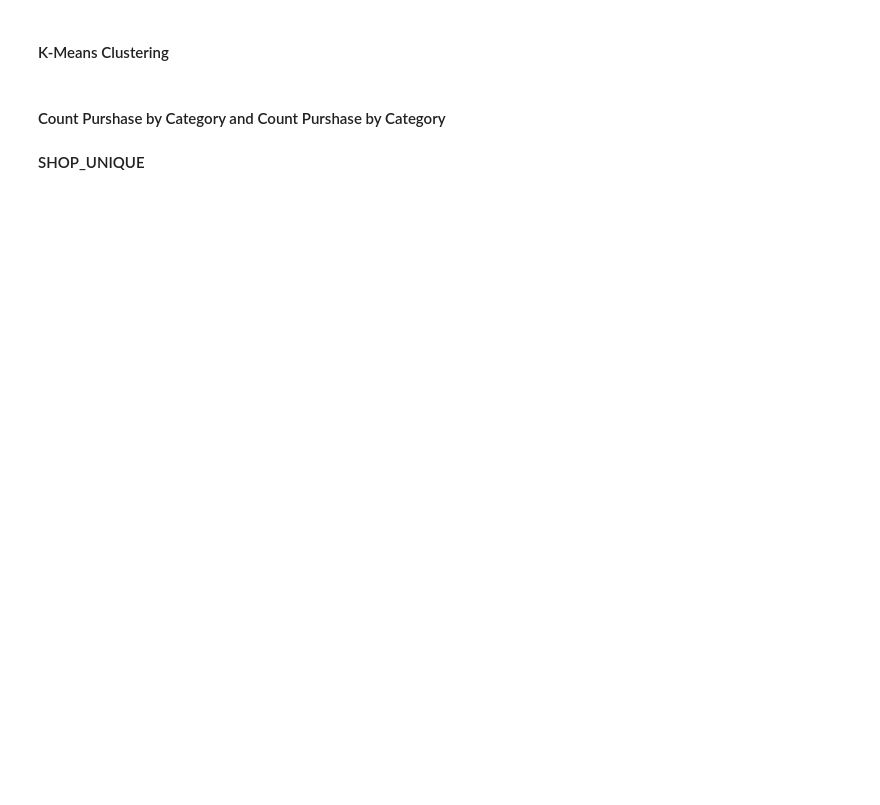
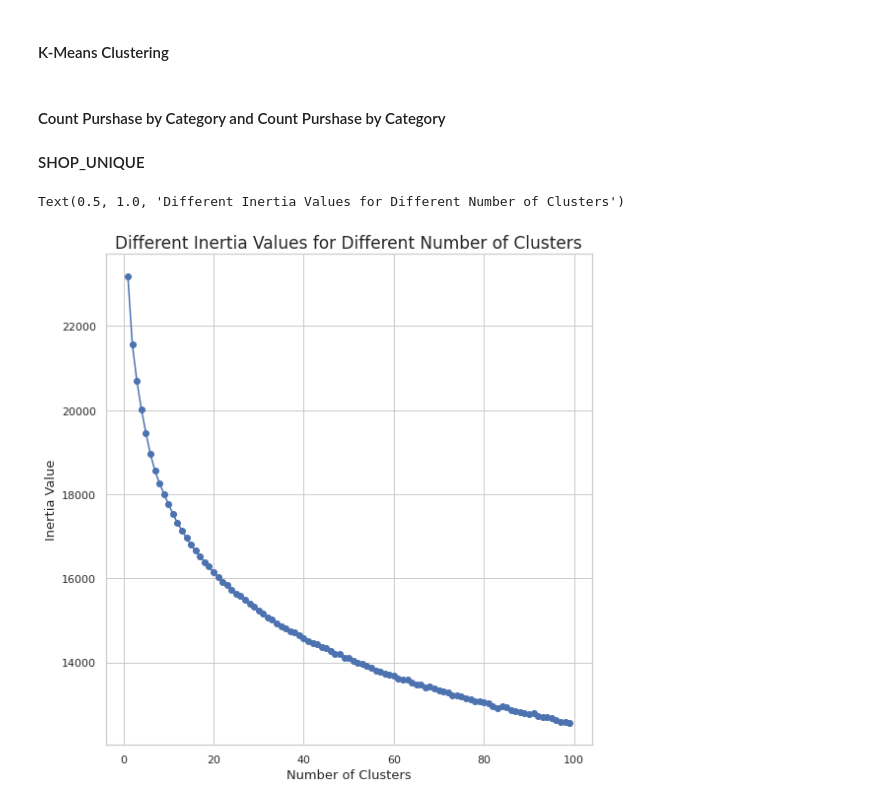
Before and after one commit to eegoro/KGE_link_prediction, a Jupyter notebook: clustering.ipynb, the cells around one changed output. Cells and saved outputs as stored; diff of their text form; code cells hidden in the pictures; blank space fills up the shorter version.

```diff
--- a/clustering.ipynb
+++ b/clustering.ipynb
@@ -82,6 +82,30 @@ def distr_category(cluster_ids_x, data, name_path):
     return mean_cluster_category, mean_cluster_amount
 # %%
 NUM_CLUSTERS = 7
+# %%
+from sklearn.cluster import KMeans
+%matplotlib inline
+plt.rcParams['figure.figsize'] = [8,8]
+sns.set_style("whitegrid")
+colors = plt.rcParams['axes.prop_cycle'].by_key()['color']
+
+max_num_cluster = 100
+inertia_list = []
+for num_clusters in range(1, max_num_cluster):
+    kmeans_model = KMeans(n_clusters=num_clusters, init="k-means++")
+    kmeans_model.fit(np.array(cust_embed.cpu()))
+    inertia_list.append(kmeans_model.inertia_)
+
+# plot the inertia curve
+plt.plot(range(1,max_num_cluster),inertia_list)
+plt.scatter(range(1,max_num_cluster),inertia_list)
+# plt.scatter(3, inertia_list[3], marker="X", s=300, c="r")
+plt.xlabel("Number of Clusters", size=13)
+plt.ylabel("Inertia Value", size=13)
+plt.title("Different Inertia Values for Different Number of Clusters", size=17)
+# %% [output]
+Text(0.5, 1.0, 'Different Inertia Values for Different Number of Clusters')
+[figure, added]
 # %%
 NAME_PATH = 'log//RES_100_8//ComplEx//'
 
```
Also changed, not shown: parts of 4 cells of this notebook.
